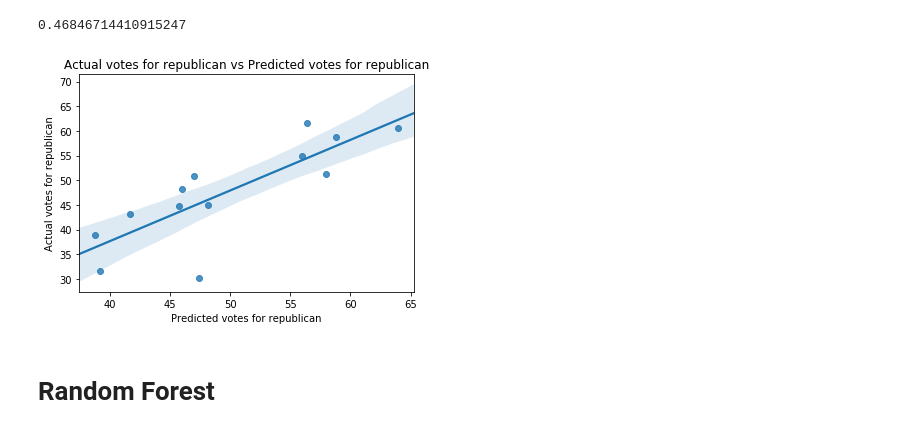
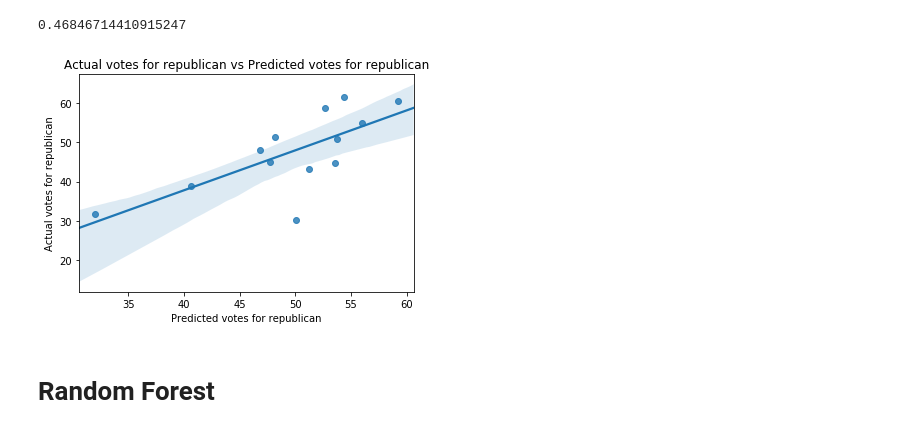
Before and after one commit to AnudeepMukka/Python-Project_US-Election-Analysis, a Jupyter notebook: Project.ipynb, the cells around one changed output. Cells and saved outputs as stored; diff of their text form; code cells hidden in the pictures.

```diff
--- a/Project.ipynb
+++ b/Project.ipynb
@@ -298,15 +297,15 @@ lasso.score(Xtest, ytest)
 # %% [output]
 0.46846714410915247
 # %%
-ypredicted = forest.predict(Xtest)
+ypredicted = lasso.predict(Xtest)
 yactual = ytest
 
 sns.regplot(x=ypredicted, y=yactual)
 plt.title('Actual votes for republican vs Predicted votes for republican')
 plt.xlabel('Predicted votes for republican')
 plt.ylabel('Actual votes for republican');
 # %% [output]
-[figure, old version]
+[figure, new version]
 # %% [markdown]
 # Random Forest
 # %%
```
Also changed, not shown: parts of 10 cells of this notebook.
